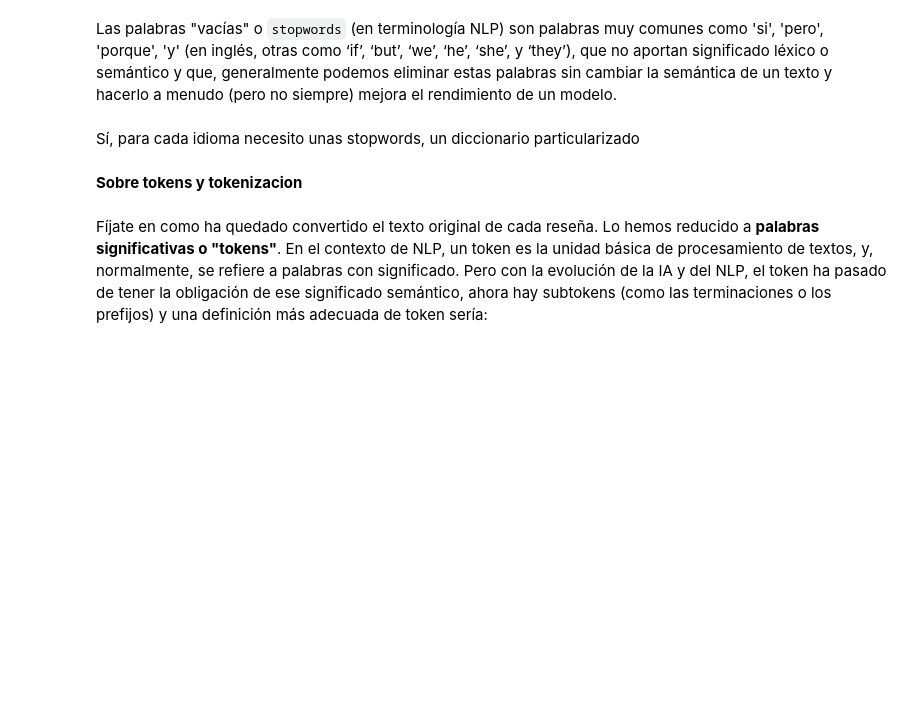
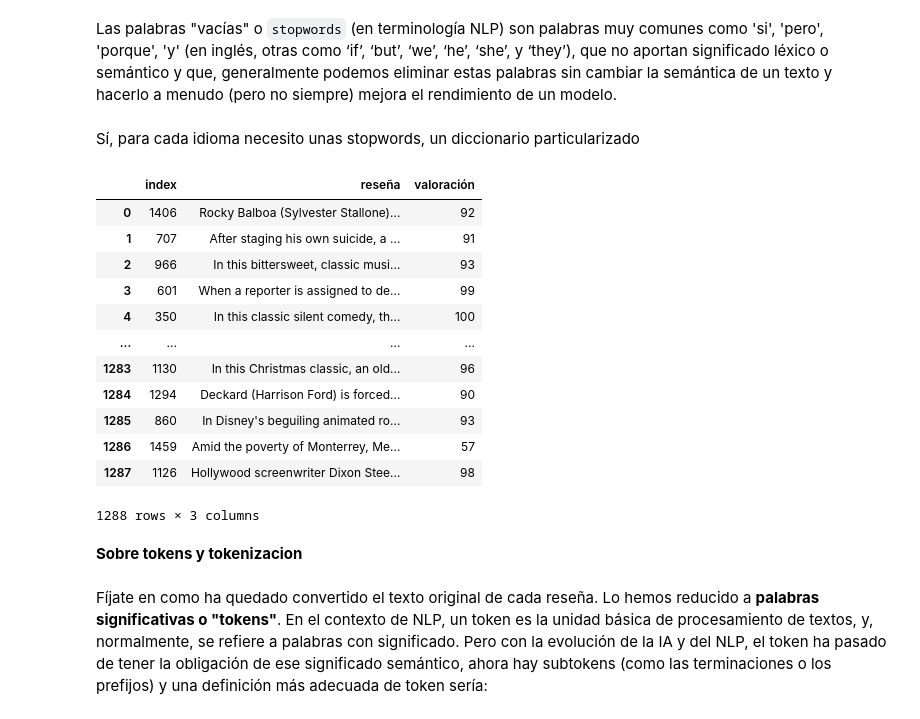
Before and after one commit to mariasanvals/DS_Online_Feb24, a Jupyter notebook: 04_Machine_Learning/Sprint_17/Unidad_02_NLP/02_NLP_Features_Basico.ipynb, the cells around one changed output. Saved outputs shown, nothing was run; the diff lists cells and outputs as text; code cells hidden in the pictures; blank space fills up the shorter version.

```diff
--- a/04_Machine_Learning/Sprint_17/Unidad_02_NLP/02_NLP_Features_Basico.ipynb
+++ b/04_Machine_Learning/Sprint_17/Unidad_02_NLP/02_NLP_Features_Basico.ipynb
@@ -110,6 +125,6 @@ print(df.head(1)["reseña"].values)
 # %% [markdown]
 ### Parte III: Train Test split
 # %%
-train_set, test_set = train_test_split(df, test_size = 5000, stratify = df["valoración"], random_state = 42)
+train_set, test_set = train_test_split(df, test_size = 0.2, random_state = 42)
 train_set.reset_index(inplace = True)
 test_set.reset_index(inplace = True)
@@ -177,7 +224,7 @@ def clean(row):
 # %% [markdown]
 $$*$$
 # %%
-train_set["reseña_limpia"] = train_set["reseña"].apply(clean)
-test_set["reseña_limpia"] = test_set["reseña"].apply(clean)
+#train_set["reseña_limpia"] = train_set["reseña"].apply(clean)
+#test_set["reseña_limpia"] = test_set["reseña"].apply(clean)
 # %%
 print(train_set.loc[0,"reseña"])
@@ -201,4 +252,20 @@ dictionary = stopwords.words("english")
 def remove_stopwords(row):
     dato = " ".join([word for word in row.split(" ") if word not in dictionary])
     return dato
+# %%
+train_set
+# %% [output]
+|  | index | reseña | valoración |
+| 0 | 1406 | Rocky Balboa (Sylvester Stallone)... | 92 |
+| 1 | 707 | After staging his own suicide, a ... | 91 |
+| 2 | 966 | In this bittersweet, classic musi... | 93 |
+| 3 | 601 | When a reporter is assigned to de... | 99 |
+| 4 | 350 | In this classic silent comedy, th... | 100 |
+| ... | ... | ... | ... |
+| 1283 | 1130 | In this Christmas classic, an old... | 96 |
+| 1284 | 1294 | Deckard (Harrison Ford) is forced... | 90 |
+| 1285 | 860 | In Disney's beguiling animated ro... | 93 |
+| 1286 | 1459 | Amid the poverty of Monterrey, Me... | 57 |
+| 1287 | 1126 | Hollywood screenwriter Dixon Stee... | 98 |
+1288 rows × 3 columns
 # %%
```
Also changed, not shown: parts of 51 cells of this notebook, 41 other files.
